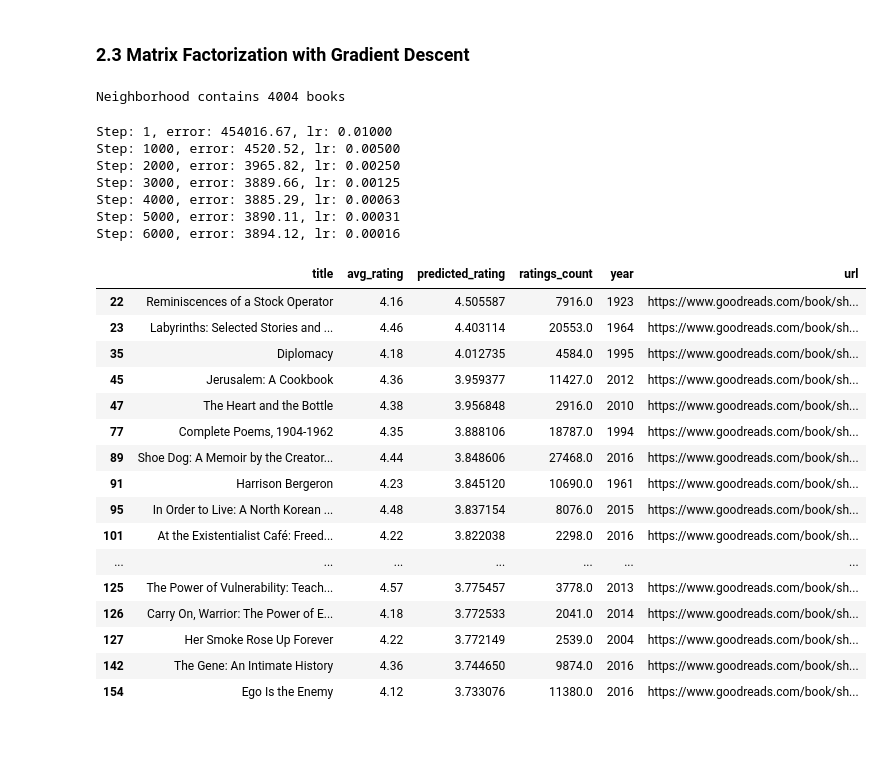
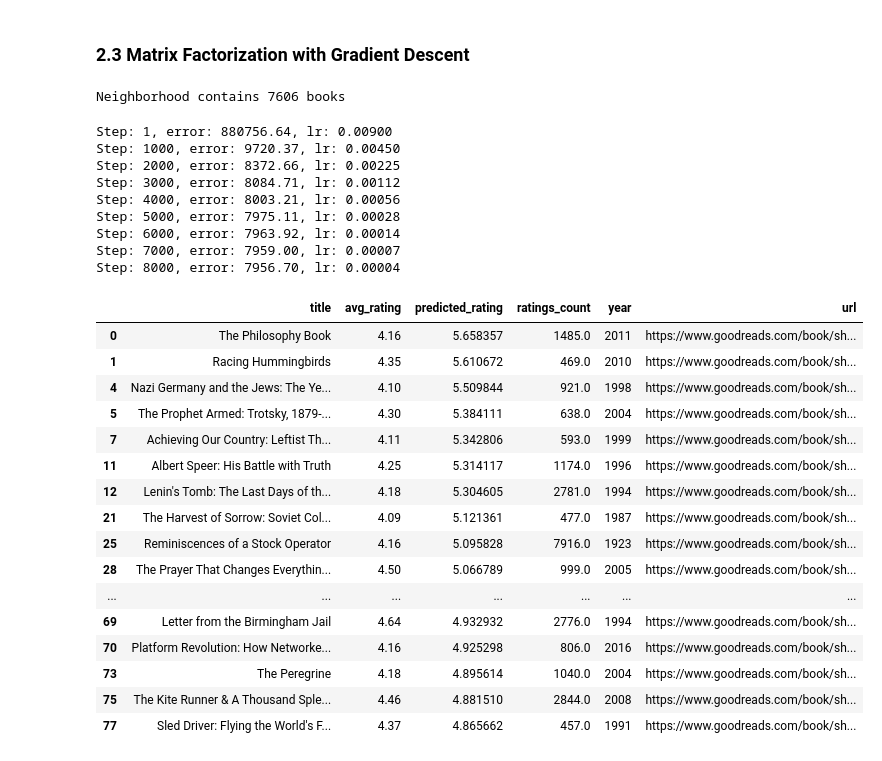
Before and after one commit to mraottth/projects, a Jupyter notebook: Goodreads Book Recommender/02_book_recommender.ipynb, the cells around one changed output. Drawn from its saved outputs; the diff is of its cells as text; code cells hidden in the pictures.

```diff
--- a/Goodreads Book Recommender/02_book_recommender.ipynb
+++ b/Goodreads Book Recommender/02_book_recommender.ipynb
@@ -47,7 +47,7 @@ df_inferred_genres = pd.read_csv(wd + "/data/inferred_genres.csv")
 genre_descriptors = pd.read_csv(wd + "/data/inferred_genre_top_words.csv")
 
 # Join genres to books
-df_books = pd.merge(df_books, df_inferred_genres.drop(columns="title"), how="left", on="book_id")
+df_books = pd.merge(df_books, df_inferred_genres, how="left", on="book_id")
 
 # Filter out kids books
 df_books = df_books[df_books.loc[:,"children":"comic"].sum(axis=1) < 2]
@@ -173,8 +173,10 @@ def find_neighbors(n_neighbors, target_user, ratings_df, ind_books, books):
     # Filter out later volumes in series using regex pattern
     regex1 = r"#([2-9]|[1-9]\d+)"
     regex2 = r"Vol. ([0-9]|[1-9]\d+)"
+    regex3 = r"Volume ([0-9]|[1-9]\d+)"
     neighbor_user_ratings = neighbor_user_ratings[~neighbor_user_ratings["title"].str.contains(regex1)]
     neighbor_user_ratings = neighbor_user_ratings[~neighbor_user_ratings["title"].str.contains(regex2)]
+    neighbor_user_ratings = neighbor_user_ratings[~neighbor_user_ratings["title"].str.contains(regex3)]
     neighbor_user_ratings = neighbor_user_ratings[~neighbor_user_ratings["title"].str.contains("#1-")]
 
     # View target user's ratings
@@ -707,7 +742,7 @@ _____
 # %%
 # Find larger number of similar users than before to get broad pool of potentially relevant books
 gd_neighborhoodhood_ratings, target_user_ratings = find_neighbors(
-                                                        1000, target, df_reviews_norm, book_index, df_books)
+                                                        1500, target, df_reviews_norm, book_index, df_books)
 
 # Get unique users and books to slice df_reviews
 gd_neighborhood_index = gd_neighborhoodhood_ratings["uid"].unique()
@@ -721,7 +756,7 @@ R = df_reviews[:, gd_neighborhood_book_index]
 R = R[gd_neighborhood_index, :]
 R = R.toarray()
 # %% [output]
-Neighborhood contains 4004 books
+Neighborhood contains 7606 books
 # %%
 # Function to train embedding matrices using alternating least squares (ALS) and make predictions
 def matrix_factorization(R, k_components=5, steps=4000, lr=0.0002, beta=0.03, decay=True, verbose=0):
@@ -782,45 +817,47 @@ def matrix_factorization(R, k_components=5, steps=4000, lr=0.0002, beta=0.03, de
 preds, user_embed, item_embed = matrix_factorization(
                                     R,
                                     k_components=50,
-                                    lr=0.01,
+                                    lr=0.009,
                                     beta=0.07,
                                     decay=True,
-                                    steps=6000,
+                                    steps=8000,
                                     verbose=1
                                 )
 df_preds_GD = pd.DataFrame(preds, columns=gd_neighborhood_book_index, index=gd_neighborhood_index)\
                 .reset_index()
 # %% [output]
-Step: 1, error: 454016.67, lr: 0.01000
-Step: 1000, error: 4520.52, lr: 0.00500
-Step: 2000, error: 3965.82, lr: 0.00250
-Step: 3000, error: 3889.66, lr: 0.00125
-Step: 4000, error: 3885.29, lr: 0.00063
-Step: 5000, error: 3890.11, lr: 0.00031
-Step: 6000, error: 3894.12, lr: 0.00016
+Step: 1, error: 880756.64, lr: 0.00900
+Step: 1000, error: 9720.37, lr: 0.00450
+Step: 2000, error: 8372.66, lr: 0.00225
+Step: 3000, error: 8084.71, lr: 0.00112
+Step: 4000, error: 8003.21, lr: 0.00056
+Step: 5000, error: 7975.11, lr: 0.00028
+Step: 6000, error: 7963.92, lr: 0.00014
+Step: 7000, error: 7959.00, lr: 0.00007
+Step: 8000, error: 7956.70, lr: 0.00004
 # %%
 # View top predicted ratings
 top_preds_GD = get_recs(df_preds_GD, target, book_index, df_books, write_to_excel=False)
 top_preds_GD[["title","avg_rating","predicted_rating","ratings_count","year","url"]]\
-                .query("avg_rating > 4.1 & ratings_count > 2000").head(20)
+                .query("avg_rating > 4 & ratings_count > 400").head(20)
 # %% [output]
 |  | title | avg_rating | predicted_rating | ratings_count | year | url |
-| 22 | Reminiscences of a Stock Operator | 4.16 | 4.505587 | 7916.0 | 1923 | https://www.goodreads.com/book/sh... |
-| 23 | Labyrinths: Selected Stories and ... | 4.46 | 4.403114 | 20553.0 | 1964 | https://www.goodreads.com/book/sh... |
-| 35 | Diplomacy | 4.18 | 4.012735 | 4584.0 | 1995 | https://www.goodreads.com/book/sh... |
-| 45 | Jerusalem: A Cookbook | 4.36 | 3.959377 | 11427.0 | 2012 | https://www.goodreads.com/book/sh... |
-| 47 | The Heart and the Bottle | 4.38 | 3.956848 | 2916.0 | 2010 | https://www.goodreads.com/book/sh... |
-| 77 | Complete Poems, 1904-1962 | 4.35 | 3.888106 | 18787.0 | 1994 | https://www.goodreads.com/book/sh... |
-| 89 | Shoe Dog: A Memoir by the Creator... | 4.44 | 3.848606 | 27468.0 | 2016 | https://www.goodreads.com/book/sh... |
-| 91 | Harrison Bergeron | 4.23 | 3.845120 | 10690.0 | 1961 | https://www.goodreads.com/book/sh... |
-| 95 | In Order to Live: A North Korean ... | 4.48 | 3.837154 | 8076.0 | 2015 | https://www.goodreads.com/book/sh... |
-| 101 | At the Existentialist Café: Freed... | 4.22 | 3.822038 | 2298.0 | 2016 | https://www.goodreads.com/book/sh... |
+| 0 | The Philosophy Book | 4.16 | 5.658357 | 1485.0 | 2011 | https://www.goodreads.com/book/sh... |
+| 1 | Racing Hummingbirds | 4.35 | 5.610672 | 469.0 | 2010 | https://www.goodreads.com/book/sh... |
+| 4 | Nazi Germany and the Jews: The Ye... | 4.10 | 5.509844 | 921.0 | 1998 | https://www.goodreads.com/book/sh... |
+| 5 | The Prophet Armed: Trotsky, 1879-... | 4.30 | 5.384111 | 638.0 | 2004 | https://www.goodreads.com/book/sh... |
+| 7 | Achieving Our Country: Leftist Th... | 4.11 | 5.342806 | 593.0 | 1999 | https://www.goodreads.com/book/sh... |
+| 11 | Albert Speer: His Battle with Truth | 4.25 | 5.314117 | 1174.0 | 1996 | https://www.goodreads.com/book/sh... |
+| 12 | Lenin's Tomb: The Last Days of th... | 4.18 | 5.304605 | 2781.0 | 1994 | https://www.goodreads.com/book/sh... |
+| 21 | The Harvest of Sorrow: Soviet Col... | 4.09 | 5.121361 | 477.0 | 1987 | https://www.goodreads.com/book/sh... |
+| 25 | Reminiscences of a Stock Operator | 4.16 | 5.095828 | 7916.0 | 1923 | https://www.goodreads.com/book/sh... |
+| 28 | The Prayer That Changes Everythin... | 4.50 | 5.066789 | 999.0 | 2005 | https://www.goodreads.com/book/sh... |
 | ... | ... | ... | ... | ... | ... | ... |
-| 125 | The Power of Vulnerability: Teach... | 4.57 | 3.775457 | 3778.0 | 2013 | https://www.goodreads.com/book/sh... |
-| 126 | Carry On, Warrior: The Power of E... | 4.18 | 3.772533 | 2041.0 | 2014 | https://www.goodreads.com/book/sh... |
-| 127 | Her Smoke Rose Up Forever | 4.22 | 3.772149 | 2539.0 | 2004 | https://www.goodreads.com/book/sh... |
-| 142 | The Gene: An Intimate History | 4.36 | 3.744650 | 9874.0 | 2016 | https://www.goodreads.com/book/sh... |
-| 154 | Ego Is the Enemy | 4.12 | 3.733076 | 11380.0 | 2016 | https://www.goodreads.com/book/sh... |
+| 69 | Letter from the Birmingham Jail | 4.64 | 4.932932 | 2776.0 | 1994 | https://www.goodreads.com/book/sh... |
+| 70 | Platform Revolution: How Networke... | 4.16 | 4.925298 | 806.0 | 2016 | https://www.goodreads.com/book/sh... |
+| 73 | The Peregrine | 4.18 | 4.895614 | 1040.0 | 2004 | https://www.goodreads.com/book/sh... |
+| 75 | The Kite Runner & A Thousand Sple... | 4.46 | 4.881510 | 2844.0 | 2008 | https://www.goodreads.com/book/sh... |
+| 77 | Sled Driver: Flying the World's F... | 4.37 | 4.865662 | 457.0 | 1991 | https://www.goodreads.com/book/sh... |
 # %%
 # Highest rated books by each of the top genres
 show_top_recs_by_genre(
```
Also changed, not shown: parts of 14 cells of this notebook, 4 other files.
